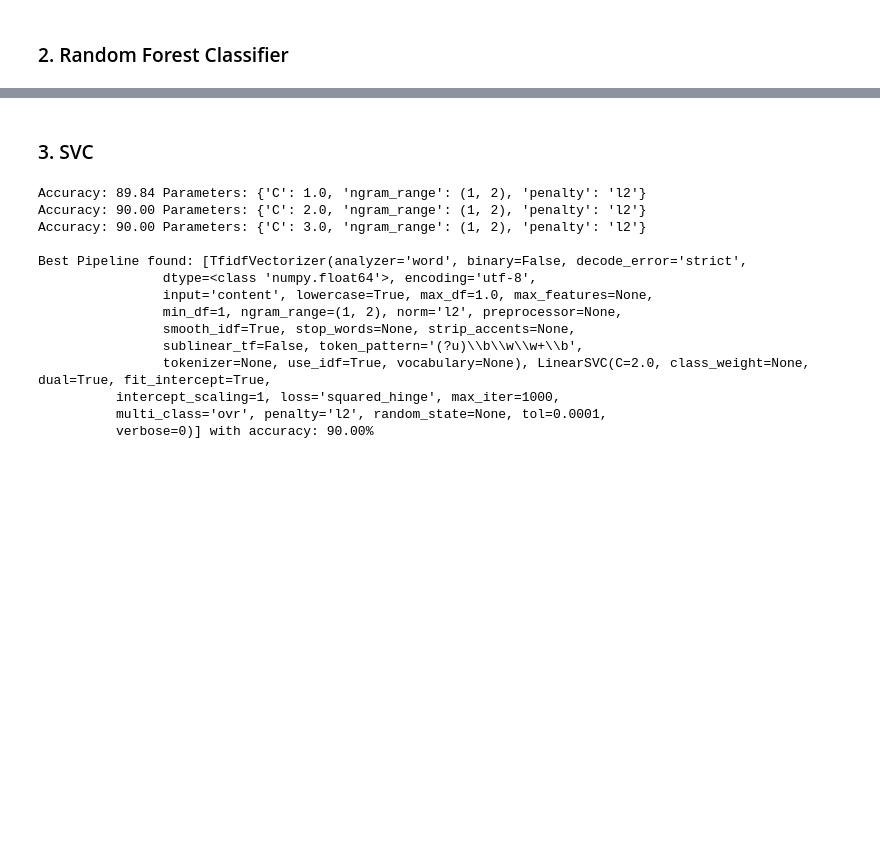
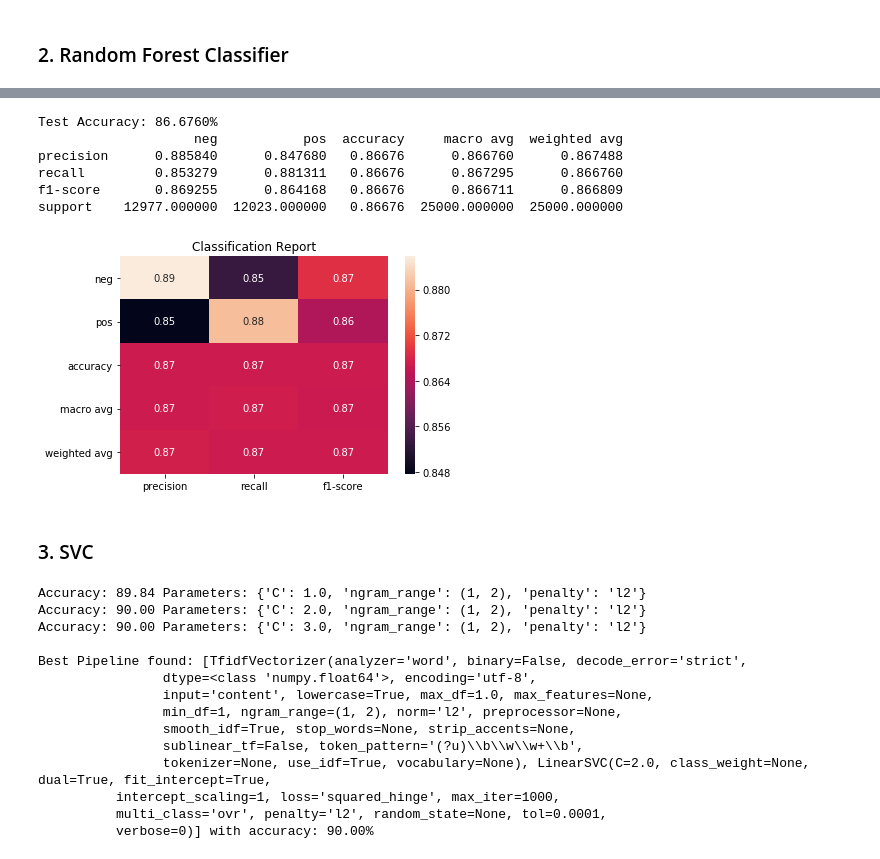
Before and after one commit to shivammehta007/NLPResearch, a Jupyter notebook: Comparison_of_NLP_Models_IMDB_classification.ipynb, the cells around one changed output, grey strips where cells are left out. Drawn from its saved outputs; the diff is of its cells as text; code cells hidden in the pictures; blank space fills up the shorter version.

```diff
--- a/Comparison_of_NLP_Models_IMDB_classification.ipynb
+++ b/Comparison_of_NLP_Models_IMDB_classification.ipynb
@@ -385,3 +392,13 @@ plt.show()
+# %%
+get_predictions_and_accuracy(X_test)
+# %% [output]
+Test Accuracy: 86.6760%
+                    neg           pos  accuracy     macro avg  weighted avg
+precision      0.885840      0.847680   0.86676      0.866760      0.867488
+recall         0.853279      0.881311   0.86676      0.867295      0.866760
+f1-score       0.869255      0.864168   0.86676      0.866711      0.866809
+support    12977.000000  12023.000000   0.86676  25000.000000  25000.000000
+[figure, added]
 # %% [markdown]
 ### 3. SVC
 # %%
```
Also changed, not shown: parts of 32 cells of this notebook.
